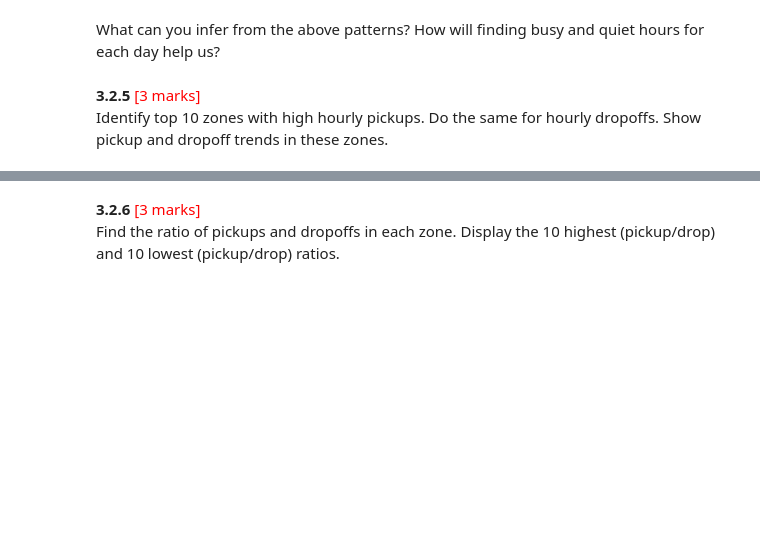
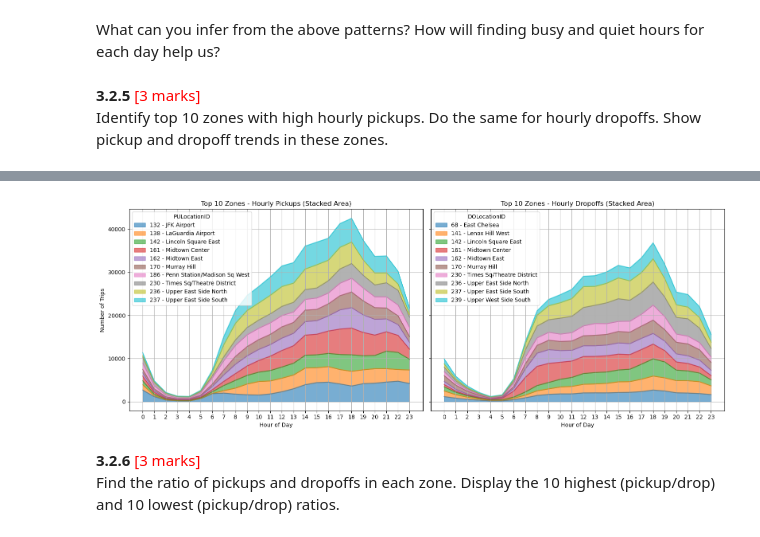
Before and after one commit to mpyar/eda_nyc_taxi, a Jupyter notebook: Analysis/EDA_Assg_NYC_Taxi_Starter.ipynb, the cells around one changed output, grey strips where cells are left out. Cells and saved outputs as stored; diff of their text form; code cells hidden in the pictures; blank space fills up the shorter version.

```diff
--- a/Analysis/EDA_Assg_NYC_Taxi_Starter.ipynb
+++ b/Analysis/EDA_Assg_NYC_Taxi_Starter.ipynb
@@ -1630,0 +1713,3 @@ Identify top 10 zones with high hourly pickups. Do the same for hourly dropoffs.
+# %%
+top_pickup_zones=pickup_counts.groupby('PULocationID')['pickup_count'].sum().sort_values(ascending=False).head(10).index
+top_pickup_zones
@@ -1630,0 +1718,3 @@ Identify top 10 zones with high hourly pickups. Do the same for hourly dropoffs.
+# %%
+top_dropoff_zones=dropoff_counts.groupby('DOLocationID')['dropoff_count'].sum().sort_values(ascending=False).head(10).index
+top_dropoff_zones
@@ -1630,0 +1723,3 @@ Identify top 10 zones with high hourly pickups. Do the same for hourly dropoffs.
+# %%
+pickup_top10=pickup_counts[pickup_counts['PULocationID'].isin(top_pickup_zones)]
+dropoff_top10=dropoff_counts[dropoff_counts['DOLocationID'].isin(top_dropoff_zones)]
@@ -1631,3 +1742,41 @@ Identify top 10 zones with high hourly pickups. Do the same for hourly dropoffs.
+# %%
+# Pivot pickups
+pickup_pivot = pickup_top10.pivot(index='pickup_hour', columns='PULocationID', values='pickup_count').fillna(0)
+
+# Pivot dropoffs
+dropoff_pivot = dropoff_top10.pivot(index='dropoff_hour', columns='DOLocationID', values='dropoff_count').fillna(0)
+# %%
+# Build a mapping: "code - name"
+zone_map = {row['LocationID']: f"{row['LocationID']} - {row['zone']}"
+            for _, row in zones.iterrows()}
+
+# Apply mapping to pivot tables
+pickup_pivot_named = pickup_pivot.rename(columns=zone_map)
+dropoff_pivot_named = dropoff_pivot.rename(columns=zone_map)
+
+# Plot with updated legend
+fig, axes = plt.subplots(1, 2, figsize=(16, 6), sharey=True)
+
+# Pickups stacked area
+pickup_pivot_named.plot.area(ax=axes[0], alpha=0.6)
+axes[0].set_title("Top 10 Zones - Hourly Pickups (Stacked Area)")
+axes[0].set_xlabel("Hour of Day")
+axes[0].set_ylabel("Number of Trips")
+axes[0].set_xticks(range(0, 24))
+axes[0].grid()
+
+# Dropoffs stacked area
+dropoff_pivot_named.plot.area(ax=axes[1], alpha=0.6)
+axes[1].set_title("Top 10 Zones - Hourly Dropoffs (Stacked Area)")
+axes[1].set_xlabel("Hour of Day")
+axes[1].set_ylabel("Number of Trips")
+axes[1].set_xticks(range(0, 24))
+axes[1].grid()
+
+plt.tight_layout()
+plt.show()
+# %% [output]
+[figure, added]
 # %% [markdown]
 **3.2.6** <font color = red>[3 marks]</font> <br>
 Find the ratio of pickups and dropoffs in each zone. Display the 10 highest (pickup/drop) and 10 lowest (pickup/drop) ratios.
```
Also changed, not shown: parts of 21 cells of this notebook.
